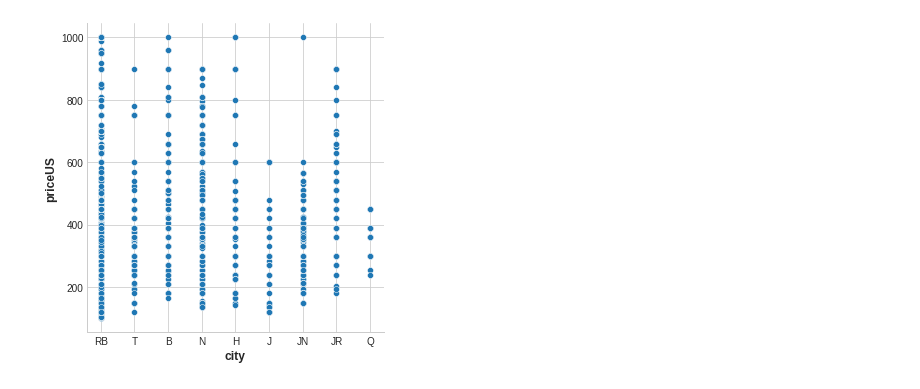
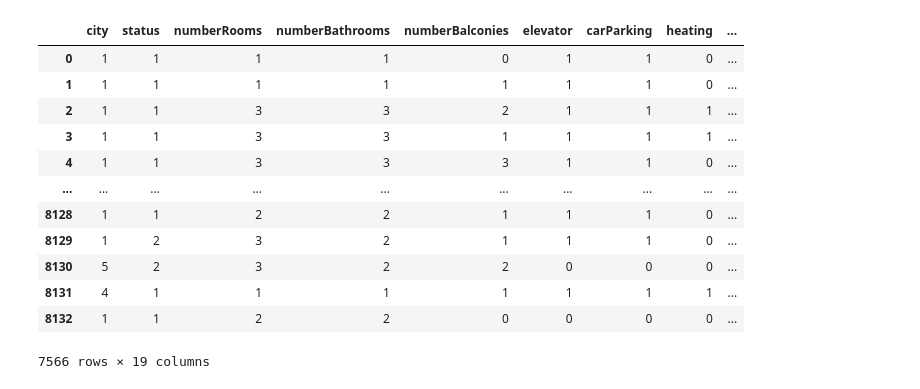
Before and after one commit to AbedMHroub/house-rental-price, a Jupyter notebook: FeatureEngineering.ipynb, the cells around one changed output. Cells and saved outputs as stored; diff of their text form; code cells hidden in the pictures.

```diff
--- a/FeatureEngineering.ipynb
+++ b/FeatureEngineering.ipynb
@@ -395 +421,45 @@ df['houseSpace'] = newdf['houseSpace'].replace(['متر'],'1')
+# %%
+#drop extreme data
+index_names = result[ result['featurePlus'] < 0.2 ].index
+index_names
+# drop these row indexes
+# from dataFrame
+result.drop(index_names, inplace = True)
+# %%
+#drop extreme data
+index_names = result[ result['houseSpace'] > 250 ].index
+index_names
+# drop these row indexes
+# from dataFrame
+result.drop(index_names, inplace = True)
+# %%
+#drop extreme data
+index_names = result[ result['houseSpace'] < 20 ].index
+index_names
+# drop these row indexes
+# from dataFrame
+result.drop(index_names, inplace = True)
+# %%
+#drop extreme data
+index_names = result[ result['numberBathrooms'] > 3 ].index
+index_names
+# drop these row indexes
+# from dataFrame
+result.drop(index_names, inplace = True)
+# %%
+result
+# %% [output]
+|  | city | status | numberRooms | numberBathrooms | numberBalconies | elevator | carParking | heating | ... |
+| 0 | 1 | 1 | 1 | 1 | 0 | 1 | 1 | 0 | ... |
+| 1 | 1 | 1 | 1 | 1 | 1 | 1 | 1 | 0 | ... |
+| 2 | 1 | 1 | 3 | 3 | 2 | 1 | 1 | 1 | ... |
+| 3 | 1 | 1 | 3 | 3 | 1 | 1 | 1 | 1 | ... |
+| 4 | 1 | 1 | 3 | 3 | 3 | 1 | 1 | 0 | ... |
+| ... | ... | ... | ... | ... | ... | ... | ... | ... | ... |
+| 8128 | 1 | 1 | 2 | 2 | 1 | 1 | 1 | 0 | ... |
+| 8129 | 1 | 2 | 3 | 2 | 1 | 1 | 1 | 0 | ... |
+| 8130 | 5 | 2 | 3 | 2 | 2 | 0 | 0 | 0 | ... |
+| 8131 | 4 | 1 | 1 | 1 | 1 | 1 | 1 | 1 | ... |
+| 8132 | 1 | 1 | 2 | 2 | 0 | 0 | 0 | 0 | ... |
+7566 rows × 19 columns
 # %%
@@ -415,4 +480,0 @@ df.drop(df.columns[[13]], axis = 1, inplace = True)
-# %%
-sns.relplot(x="city", y="priceUS", data=result);
-# %% [output]
-[figure, removed]
```
Also changed, not shown: parts of 30 cells of this notebook.
